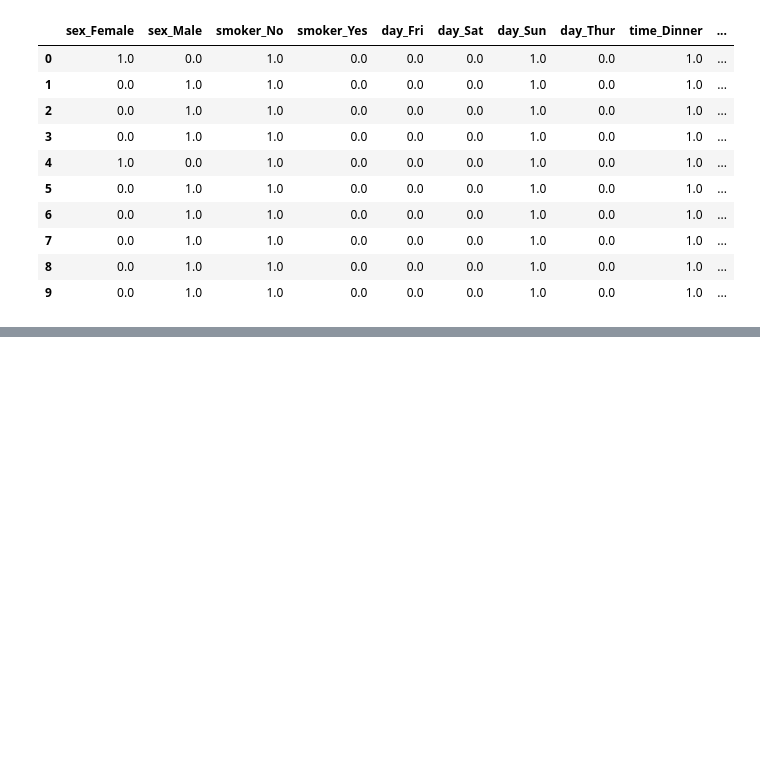
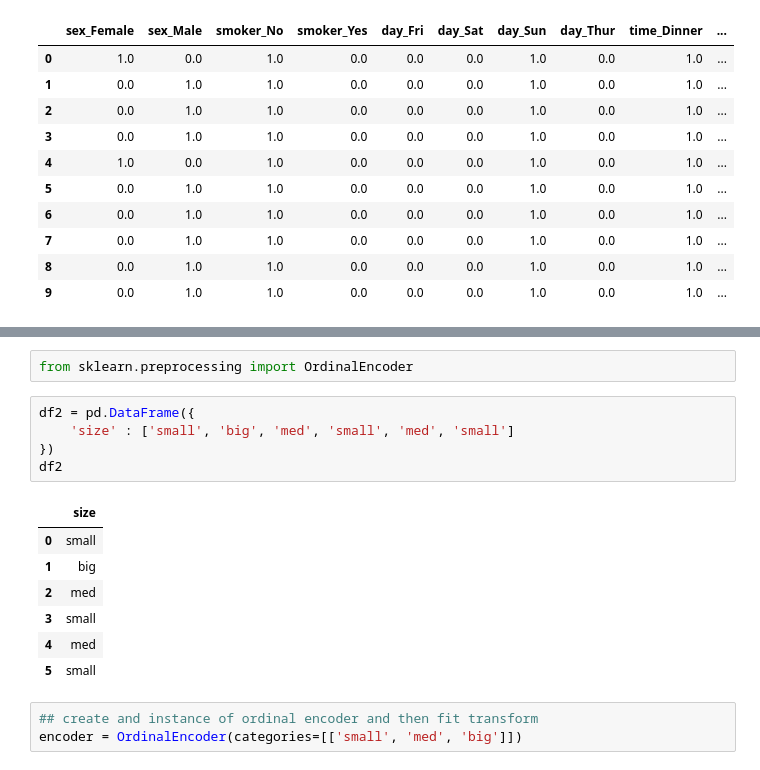
Before and after one commit to soumil-codes/Python-Playground, a Jupyter notebook: Feature-Engineering/5-data_encoding.ipynb, the cells around one changed output, grey strips where cells are left out. Drawn from its saved outputs; the diff is of its cells as text; blank space fills up the shorter version.

```diff
--- a/Feature-Engineering/5-data_encoding.ipynb
+++ b/Feature-Engineering/5-data_encoding.ipynb
@@ -164,0 +197,18 @@ tips_encoded_better.head(10)
+# %%
+from sklearn.preprocessing import OrdinalEncoder
+# %%
+df2 = pd.DataFrame({
+    'size' : ['small', 'big', 'med', 'small', 'med', 'small']
+})
+df2
+# %% [output]
+|  | size |
+| 0 | small |
+| 1 | big |
+| 2 | med |
+| 3 | small |
+| 4 | med |
+| 5 | small |
+# %%
+## create and instance of ordinal encoder and then fit transform
+encoder = OrdinalEncoder(categories=[['small', 'med', 'big']])
```
Also changed, not shown: parts of 8 cells of this notebook, 2 other files.
